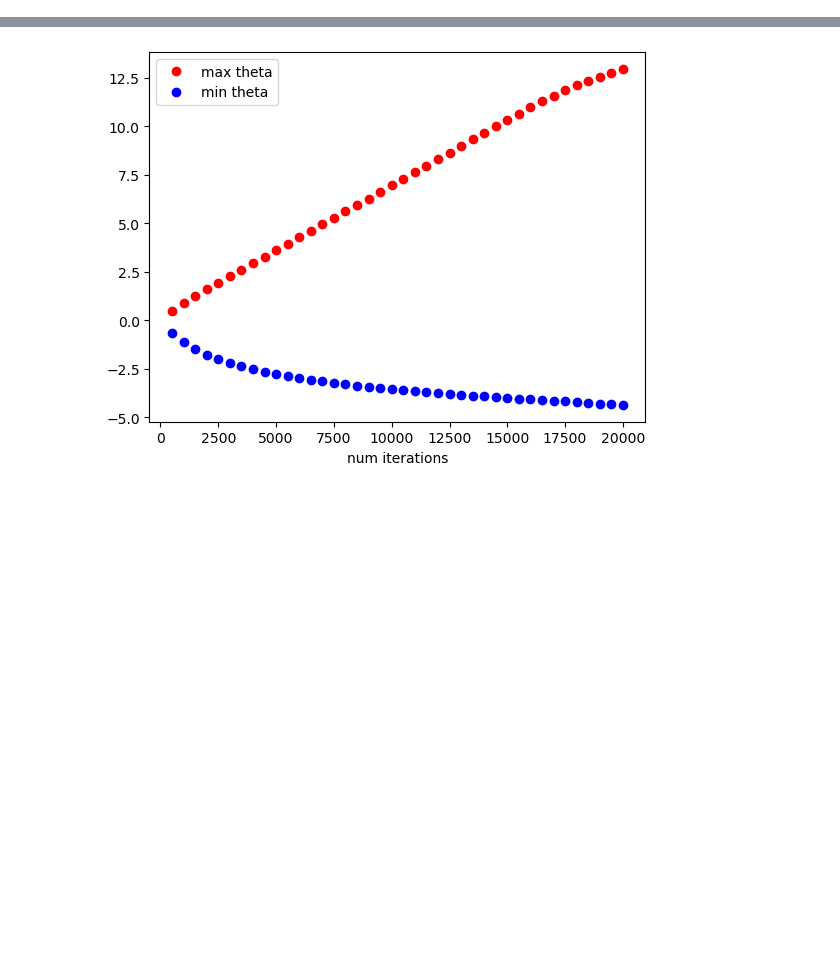
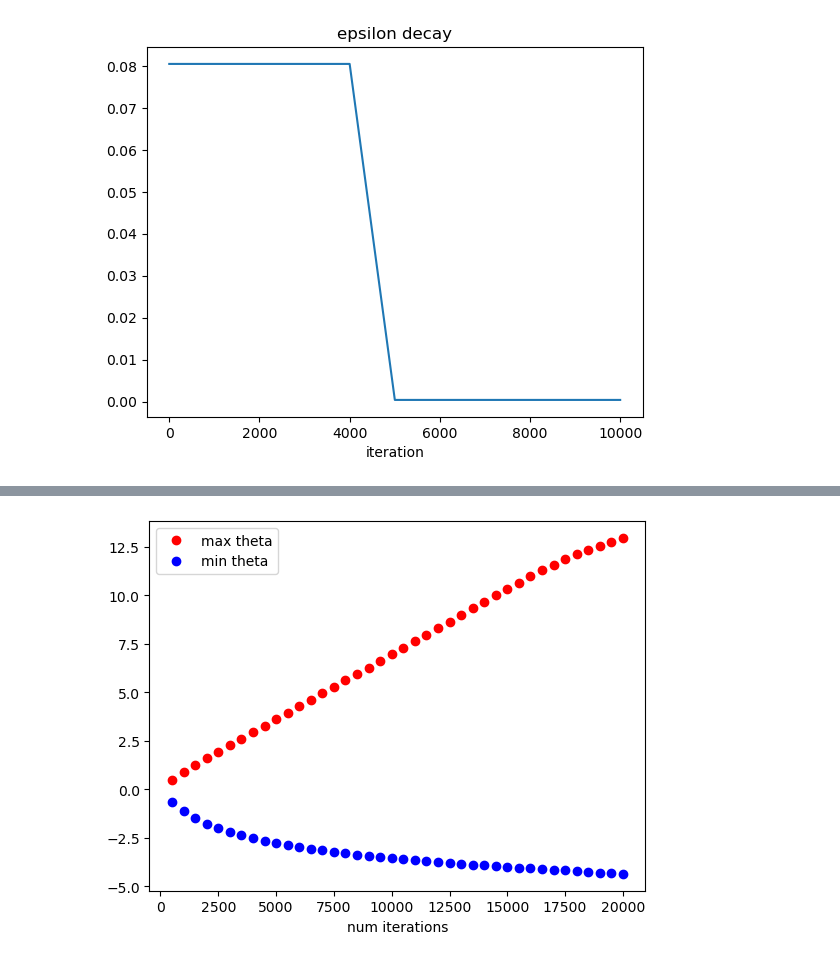
Before and after one commit to jacobe90/birdflow-bilevel, a Jupyter notebook: dev-notebooks/ott-jax-toy-example.ipynb, the cells around one changed output, grey strips where cells are left out. Drawn from its saved outputs; the diff is of its cells as text; code cells hidden in the pictures; blank space fills up the shorter version.

```diff
--- a/dev-notebooks/ott-jax-toy-example.ipynb
+++ b/dev-notebooks/ott-jax-toy-example.ipynb
@@ -94,6 +93,35 @@ loss function for logits of a probability distribution
 def logit_loss(theta: Float[Array, "n"], mu_true: Float[Array, "n "], X: Float[Array, "n 1 "] = X):
     mu = jax.nn.softmax(theta)
     return ot_marginal_loss(mu, mu_true, X, None)
+# %%
+class Scheduler:
+    def __init__(self, target, init, decay, decay_after=1000):
+        self.target = target
+        self.init = init
+        self.decay = decay
+        self.decay_after = decay_after
+
+    def get_epsilon(self, it: Int):
+        """
+        At training step it, get a value of epsilon
+        """
+        epsilon = self.init * self.target
+        epsilon = jax.lax.cond(it > self.decay_after,
+                     lambda t : jax.lax.cond(t - self.decay * (it - self.decay_after) > self.target, lambda s : t - self.decay * (it - self.decay_after), lambda s: self.target, None),
+                     lambda t: t,
+                     epsilon)  # linear decay
+        return epsilon
+# %%
+xs = jnp.arange(0, 10000, 1)
+eps_scheduler = Scheduler(eps_default * 0.01, 200, 8.006883e-05, decay_after=4000)
+get_epsilon = jax.jit(eps_scheduler.get_epsilon)
+ys = [float(get_epsilon(x)) for x in xs]
+plt.plot(xs, ys)
+plt.title("epsilon decay")
+plt.xlabel("iteration")
+plt.show()
+# %% [output]
+[figure, added]
 # %%
 """
 l2 distance between logits and probability distribution
```
Also changed, not shown: parts of 33 cells of this notebook.
